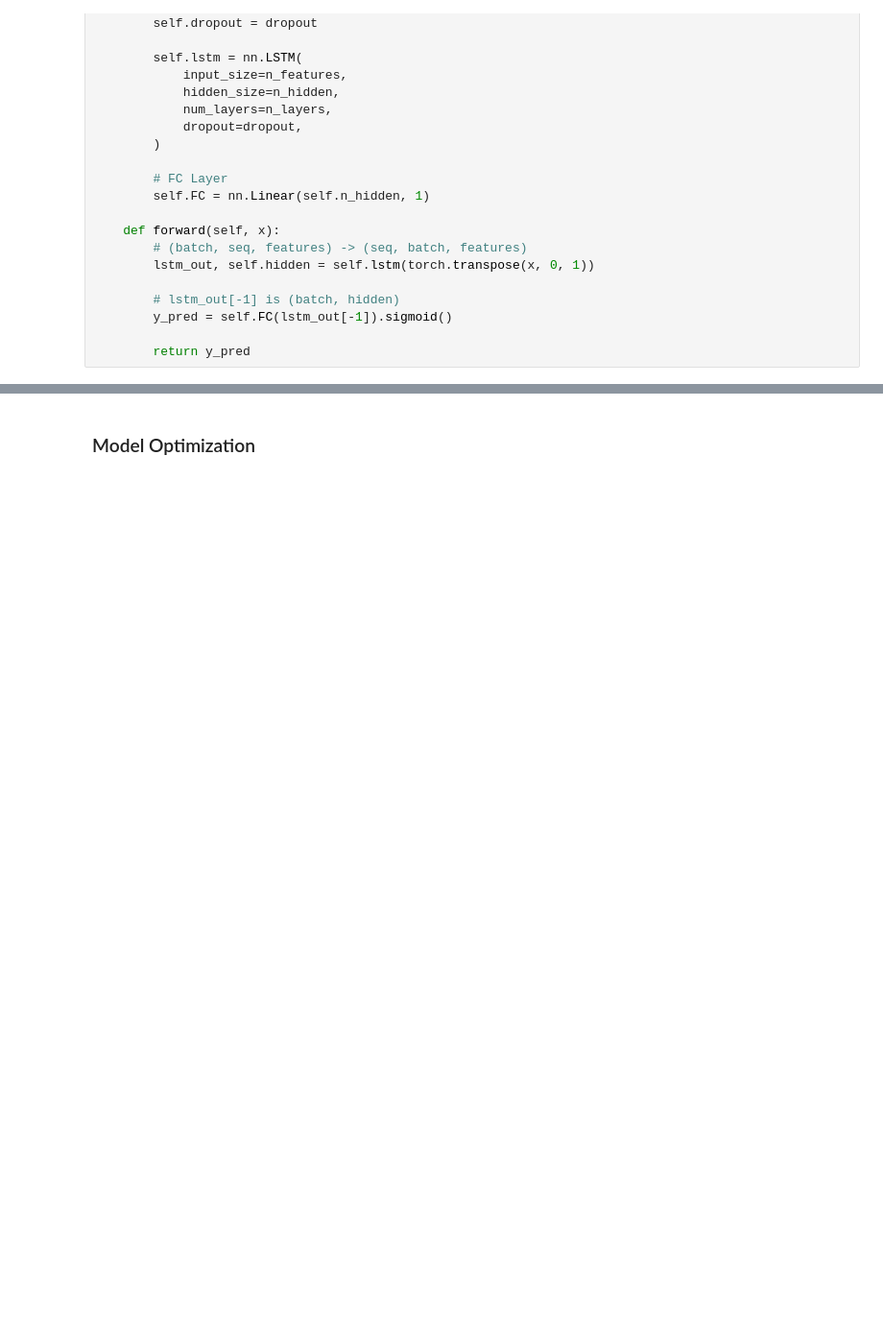
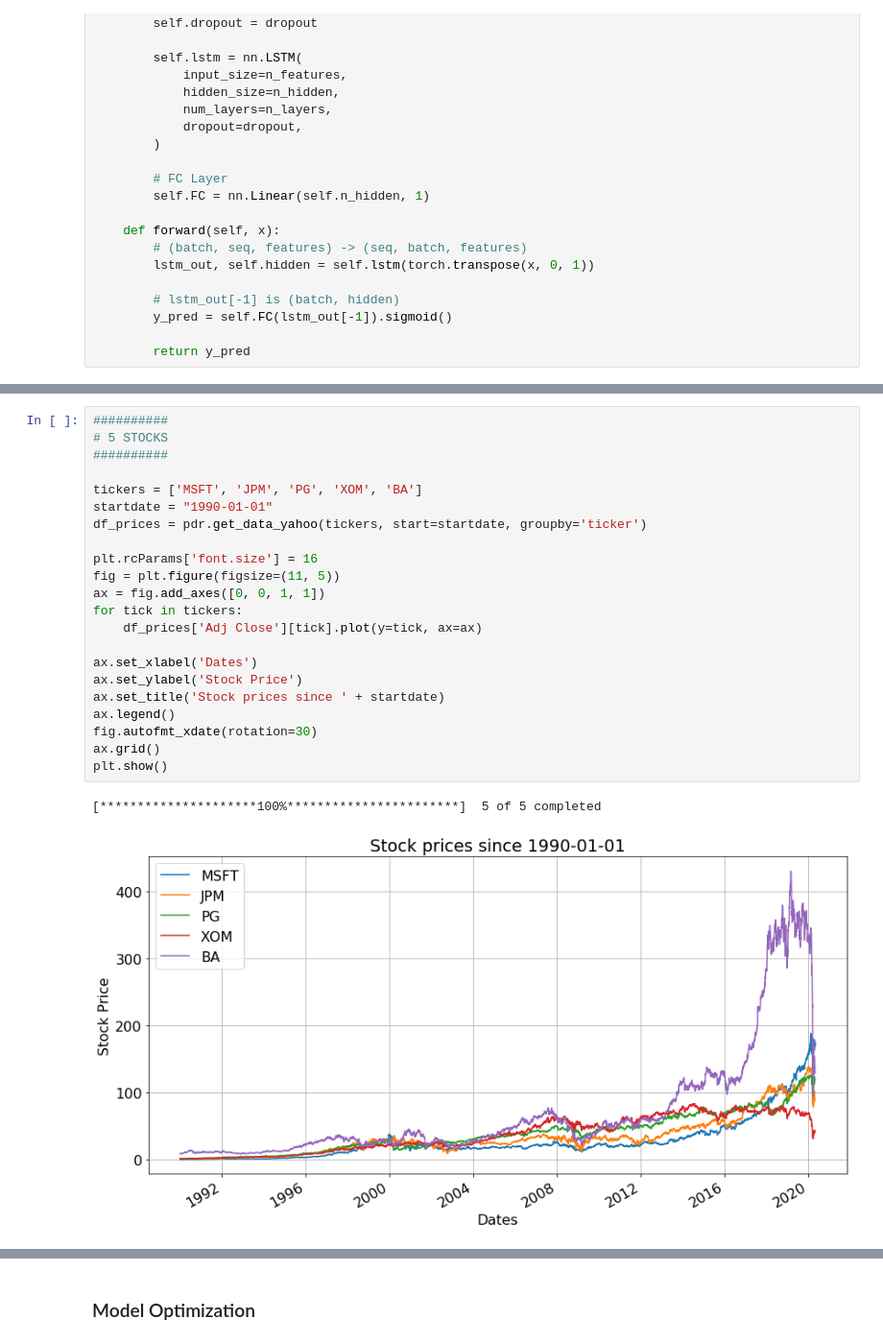
Before and after one commit to machar94/stockprediction, a Jupyter notebook: LSTM.ipynb, the cells around one changed output, grey strips where cells are left out. Shown at 96% size. Cells and saved outputs as stored; diff of their text form; blank space fills up the shorter version.

Commit message:
Added multi-stock modeling and analysis

```diff
--- a/LSTM.ipynb
+++ b/LSTM.ipynb
@@ -823,0 +891,25 @@ class Solver():
+# %%
+##########
+# 5 STOCKS
+##########
+
+tickers = ['MSFT', 'JPM', 'PG', 'XOM', 'BA']
+startdate = "1990-01-01"
+df_prices = pdr.get_data_yahoo(tickers, start=startdate, groupby='ticker')
+
+plt.rcParams['font.size'] = 16
+fig = plt.figure(figsize=(11, 5))
+ax = fig.add_axes([0, 0, 1, 1])
+for tick in tickers:
+    df_prices['Adj Close'][tick].plot(y=tick, ax=ax)
+
+ax.set_xlabel('Dates')
+ax.set_ylabel('Stock Price')
+ax.set_title('Stock prices since ' + startdate)
+ax.legend()
+fig.autofmt_xdate(rotation=30)
+ax.grid()
+plt.show()
+# %% [output]
+[*********************100%***********************]  5 of 5 completed
+[figure, added]
```
Also changed, not shown: parts of 14 cells of this notebook.
